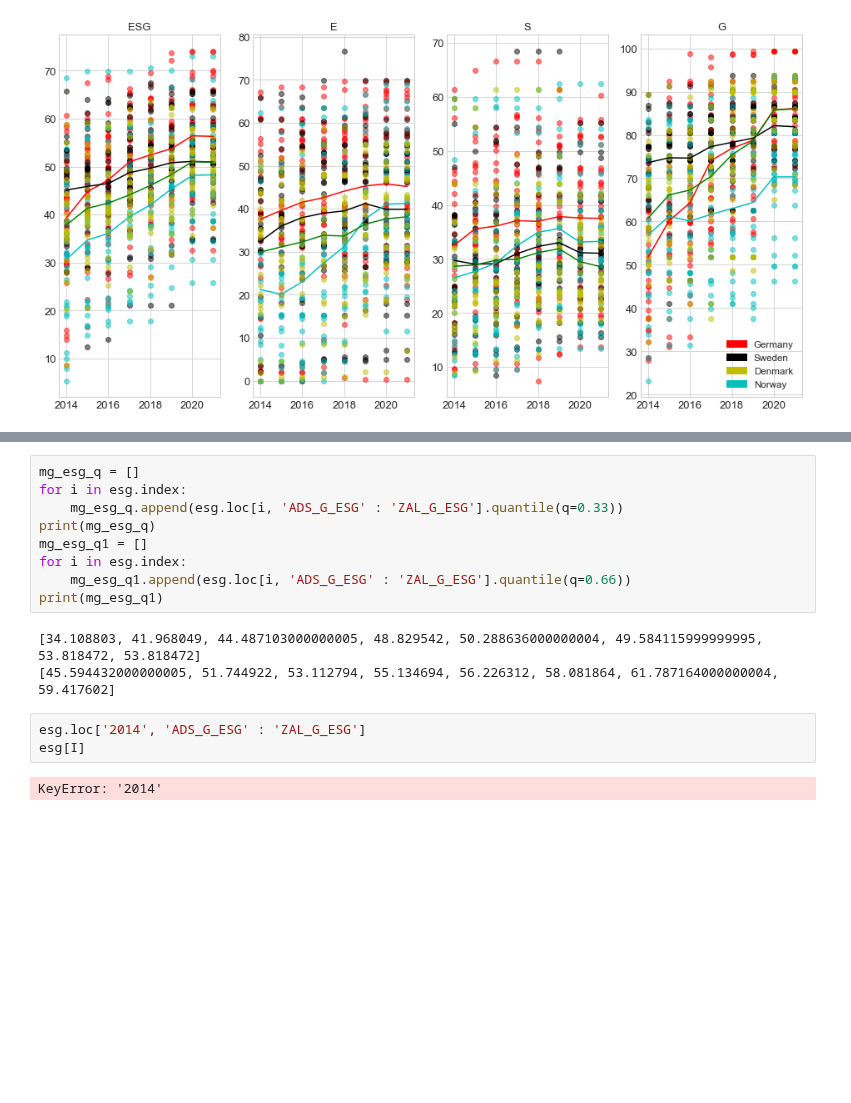
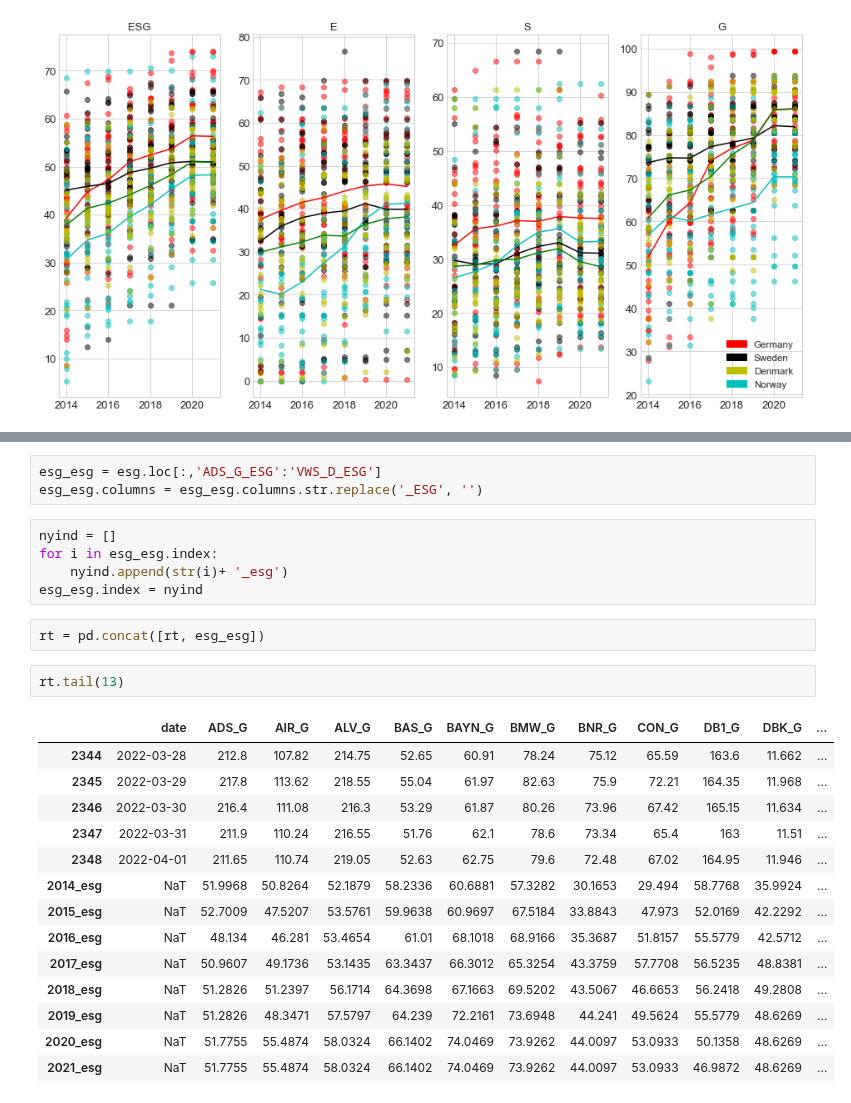
Before and after one commit to KamilPan/PS, a Jupyter notebook: ACF /ACF.ipynb, the cells around one changed output, grey strips where cells are left out. Drawn from its saved outputs; the diff is of its cells as text; blank space fills up the shorter version.

```diff
--- a/ACF /ACF.ipynb
+++ b/ACF /ACF.ipynb
@@ -256,20 +241,30 @@ esg.head(20)
 | 2019 | 51.2826 | 48.3471 | 57.5797 | 64.239 | 72.2161 | 73.6948 | 44.241 | 49.5624 | 55.5779 | ... |
 | 2020 | 51.7755 | 55.4874 | 58.0324 | 66.1402 | 74.0469 | 73.9262 | 44.0097 | 53.0933 | 50.1358 | ... |
 | 2021 | 51.7755 | 55.4874 | 58.0324 | 66.1402 | 74.0469 | 73.9262 | 44.0097 | 53.0933 | 46.9872 | ... |
-# %%
-mg_esg_q = []
-for i in esg.index:
-    mg_esg_q.append(esg.loc[i, 'ADS_G_ESG' : 'ZAL_G_ESG'].quantile(q=0.33))
-print(mg_esg_q)
-mg_esg_q1 = []
-for i in esg.index:
-    mg_esg_q1.append(esg.loc[i, 'ADS_G_ESG' : 'ZAL_G_ESG'].quantile(q=0.66))
-print(mg_esg_q1)
-# %% [output]
-[34.108803, 41.968049, 44.487103000000005, 48.829542, 50.288636000000004, 49.584115999999995, 53.818472, 53.818472]
-[45.594432000000005, 51.744922, 53.112794, 55.134694, 56.226312, 58.081864, 61.787164000000004, 59.417602]
-# %%
-esg.loc['2014', 'ADS_G_ESG' : 'ZAL_G_ESG']
-esg[I]
-# %% [output]
-KeyError: '2014'
+# %%
+esg_esg = esg.loc[:,'ADS_G_ESG':'VWS_D_ESG']
+esg_esg.columns = esg_esg.columns.str.replace('_ESG', '')
+# %%
+nyind = []
+for i in esg_esg.index:
+    nyind.append(str(i)+ '_esg')
+esg_esg.index = nyind
+# %%
+rt = pd.concat([rt, esg_esg])
+# %%
+rt.tail(13)
+# %% [output]
+|  | date | ADS_G | AIR_G | ALV_G | BAS_G | BAYN_G | BMW_G | BNR_G | CON_G | DB1_G | DBK_G | ... |
+| 2344 | 2022-03-28 | 212.8 | 107.82 | 214.75 | 52.65 | 60.91 | 78.24 | 75.12 | 65.59 | 163.6 | 11.662 | ... |
+| 2345 | 2022-03-29 | 217.8 | 113.62 | 218.55 | 55.04 | 61.97 | 82.63 | 75.9 | 72.21 | 164.35 | 11.968 | ... |
+| 2346 | 2022-03-30 | 216.4 | 111.08 | 216.3 | 53.29 | 61.87 | 80.26 | 73.96 | 67.42 | 165.15 | 11.634 | ... |
+| 2347 | 2022-03-31 | 211.9 | 110.24 | 216.55 | 51.76 | 62.1 | 78.6 | 73.34 | 65.4 | 163 | 11.51 | ... |
+| 2348 | 2022-04-01 | 211.65 | 110.74 | 219.05 | 52.63 | 62.75 | 79.6 | 72.48 | 67.02 | 164.95 | 11.946 | ... |
+| 2014_esg | NaT | 51.9968 | 50.8264 | 52.1879 | 58.2336 | 60.6881 | 57.3282 | 30.1653 | 29.494 | 58.7768 | 35.9924 | ... |
+| 2015_esg | NaT | 52.7009 | 47.5207 | 53.5761 | 59.9638 | 60.9697 | 67.5184 | 33.8843 | 47.973 | 52.0169 | 42.2292 | ... |
+| 2016_esg | NaT | 48.134 | 46.281 | 53.4654 | 61.01 | 68.1018 | 68.9166 | 35.3687 | 51.8157 | 55.5779 | 42.5712 | ... |
+| 2017_esg | NaT | 50.9607 | 49.1736 | 53.1435 | 63.3437 | 66.3012 | 65.3254 | 43.3759 | 57.7708 | 56.5235 | 48.8381 | ... |
+| 2018_esg | NaT | 51.2826 | 51.2397 | 56.1714 | 64.3698 | 67.1663 | 69.5202 | 43.5067 | 46.6653 | 56.2418 | 49.2808 | ... |
+| 2019_esg | NaT | 51.2826 | 48.3471 | 57.5797 | 64.239 | 72.2161 | 73.6948 | 44.241 | 49.5624 | 55.5779 | 48.6269 | ... |
+| 2020_esg | NaT | 51.7755 | 55.4874 | 58.0324 | 66.1402 | 74.0469 | 73.9262 | 44.0097 | 53.0933 | 50.1358 | 48.6269 | ... |
+| 2021_esg | NaT | 51.7755 | 55.4874 | 58.0324 | 66.1402 | 74.0469 | 73.9262 | 44.0097 | 53.0933 | 46.9872 | 48.6269 | ... |
```
Also changed, not shown: parts of 9 cells of this notebook, 1 other file.
